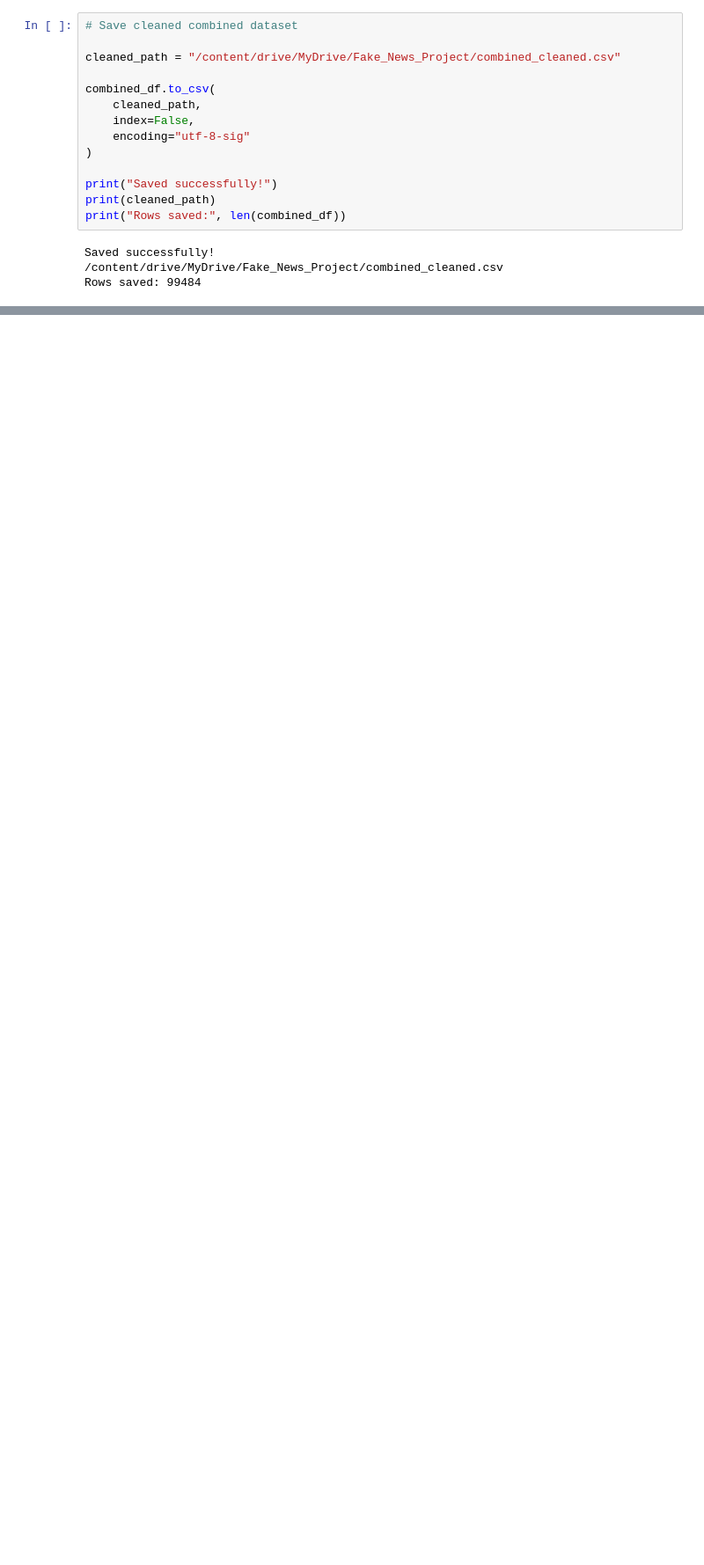
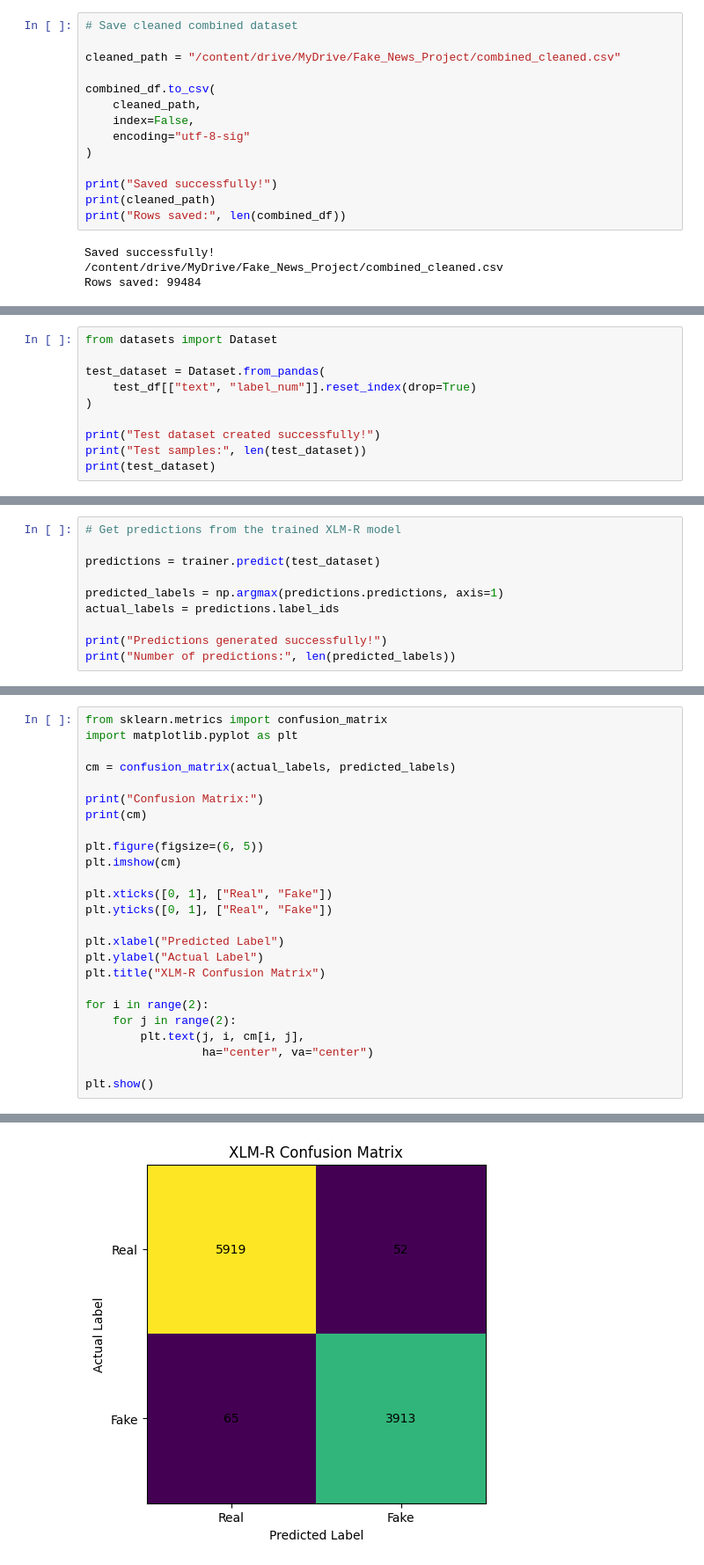
Before and after one commit to Srikarthika06/multilingual-fake-news-detection, a Jupyter notebook: Multilingual_Multimodal_Fake_News_Detection.ipynb, the cells around one changed output, grey strips where cells are left out. Shown at 88% size. Drawn from its saved outputs; the diff is of its cells as text; blank space fills up the shorter version.

```diff
--- a/Multilingual_Multimodal_Fake_News_Detection.ipynb
+++ b/Multilingual_Multimodal_Fake_News_Detection.ipynb
@@ -892,0 +1408,10 @@ Rows saved: 99484
+# %%
+from datasets import Dataset
+
+test_dataset = Dataset.from_pandas(
+    test_df[["text", "label_num"]].reset_index(drop=True)
+)
+
+print("Test dataset created successfully!")
+print("Test samples:", len(test_dataset))
+print(test_dataset)
@@ -892,0 +1476,10 @@ Rows saved: 99484
+# %%
+# Get predictions from the trained XLM-R model
+
+predictions = trainer.predict(test_dataset)
+
+predicted_labels = np.argmax(predictions.predictions, axis=1)
+actual_labels = predictions.label_ids
+
+print("Predictions generated successfully!")
+print("Number of predictions:", len(predicted_labels))
@@ -892,0 +1490,26 @@ Rows saved: 99484
+# %%
+from sklearn.metrics import confusion_matrix
+import matplotlib.pyplot as plt
+
+cm = confusion_matrix(actual_labels, predicted_labels)
+
+print("Confusion Matrix:")
+print(cm)
+
+plt.figure(figsize=(6, 5))
+plt.imshow(cm)
+
+plt.xticks([0, 1], ["Real", "Fake"])
+plt.yticks([0, 1], ["Real", "Fake"])
+
+plt.xlabel("Predicted Label")
+plt.ylabel("Actual Label")
+plt.title("XLM-R Confusion Matrix")
+
+for i in range(2):
+    for j in range(2):
+        plt.text(j, i, cm[i, j],
+                 ha="center", va="center")
+
+plt.show()
+# %% [output]
@@ -892,0 +1519 @@ Rows saved: 99484
+[figure, added]
```
Also changed, not shown: parts of 78 cells of this notebook.
